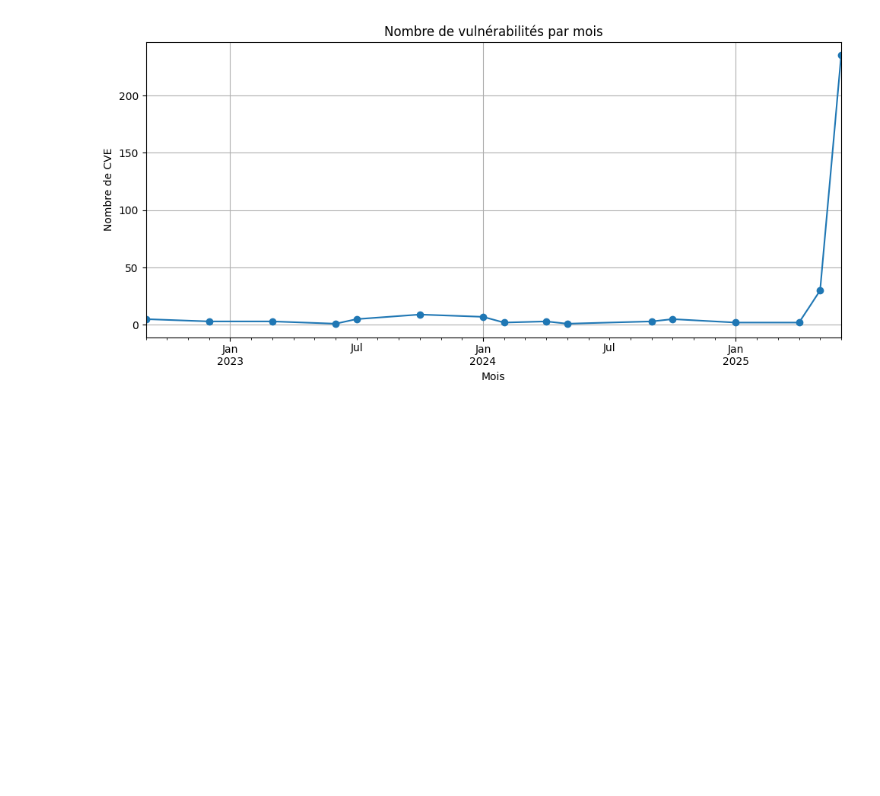
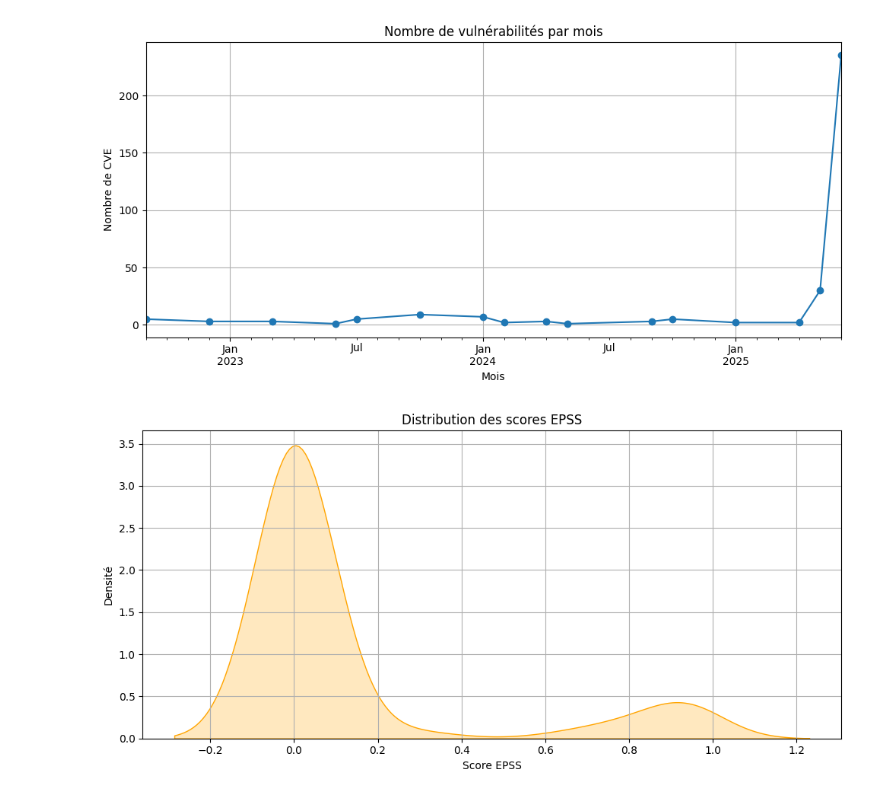
Before and after one commit to Kelli-anne/TD_Final_DS, a Jupyter notebook: visualisation.ipynb, the cells around one changed output. Drawn from its saved outputs; the diff is of its cells as text; code cells hidden in the pictures; blank space fills up the shorter version.

```diff
--- a/visualisation.ipynb
+++ b/visualisation.ipynb
@@ -75,3 +75,16 @@ plt.savefig("timeline.png")
 plt.show()
 # %% [output]
 [figure]
+# %%
+# Courbe des scores EPSS
+plt.figure(figsize=(10, 5))
+sns.kdeplot(df["epss"], fill=True, color="orange")
+plt.title("Distribution des scores EPSS")
+plt.xlabel("Score EPSS")
+plt.ylabel("Densité")
+plt.grid(True)
+plt.tight_layout()
+#plt.savefig("epss_curve.png")
+plt.show()
+# %% [output]
+[figure, added]
```
Also changed, not shown: parts of 12 cells of this notebook.
